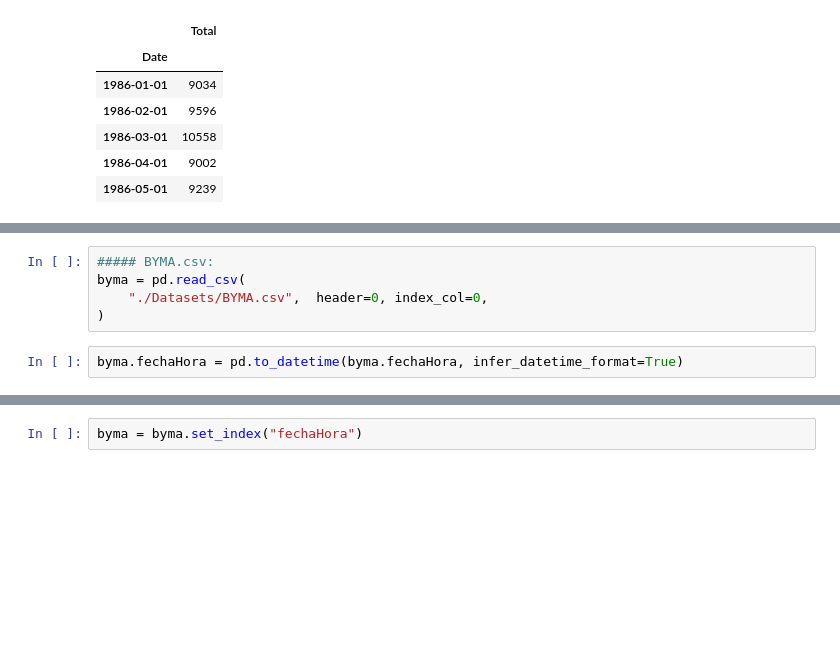
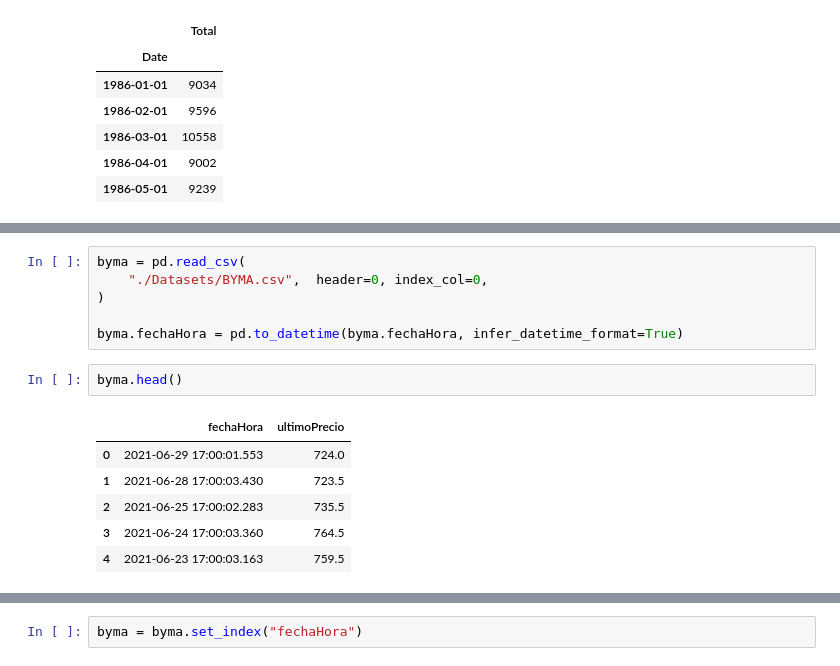
Before and after one commit to marianataglio/seriestemporales, a Jupyter notebook: ej_1.ipynb, the cells around one changed output, grey strips where cells are left out. Saved outputs shown, nothing was run; the diff lists cells and outputs as text; blank space fills up the shorter version.

```diff
--- a/ej_1.ipynb
+++ b/ej_1.ipynb
@@ -30,7 +36,15 @@ catfish.plot()
 # %%
-##### BYMA.csv:
 byma = pd.read_csv(
     "./Datasets/BYMA.csv",  header=0, index_col=0,
 )
+
+byma.fechaHora = pd.to_datetime(byma.fechaHora, infer_datetime_format=True)
-# %%
-byma.fechaHora = pd.to_datetime(byma.fechaHora, infer_datetime_format=True)
+# %%
+byma.head()
+# %% [output]
+|  | fechaHora | ultimoPrecio |
+| 0 | 2021-06-29 17:00:01.553 | 724.0 |
+| 1 | 2021-06-28 17:00:03.430 | 723.5 |
+| 2 | 2021-06-25 17:00:02.283 | 735.5 |
+| 3 | 2021-06-24 17:00:03.360 | 764.5 |
+| 4 | 2021-06-23 17:00:03.163 | 759.5 |
```
Also changed, not shown: parts of 9 cells of this notebook.
